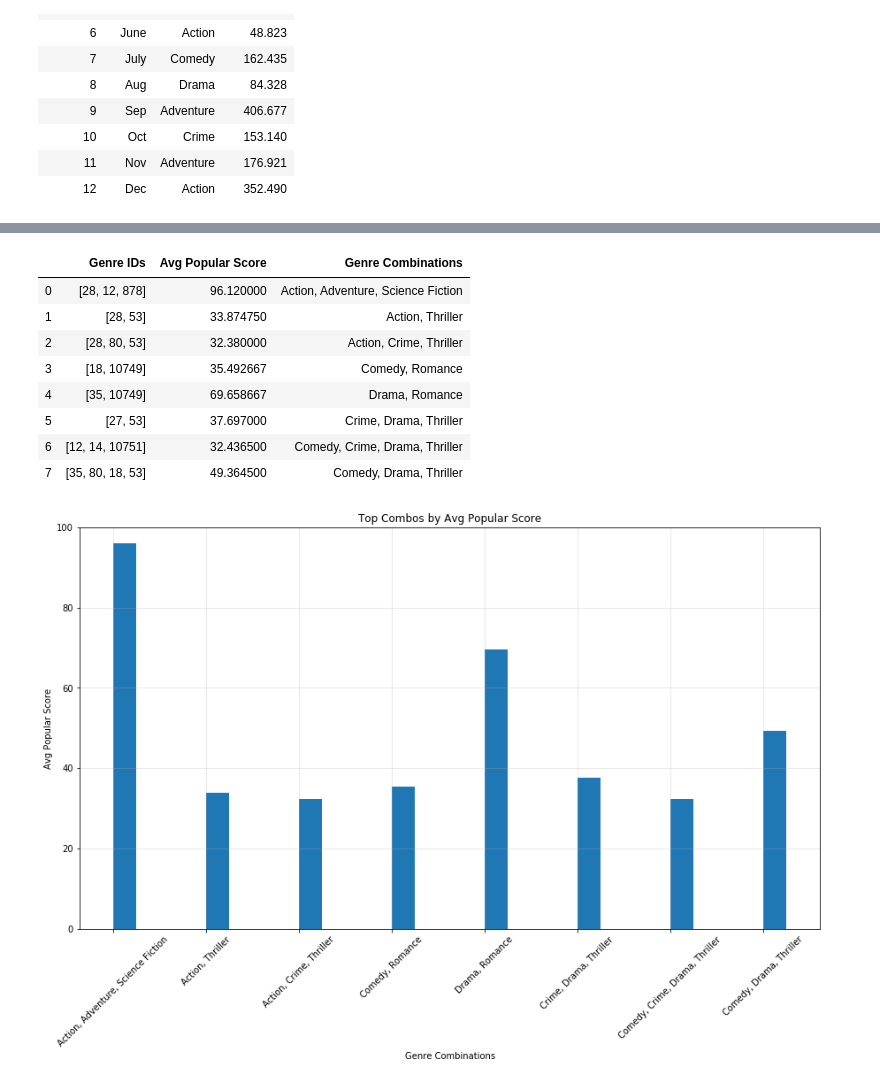
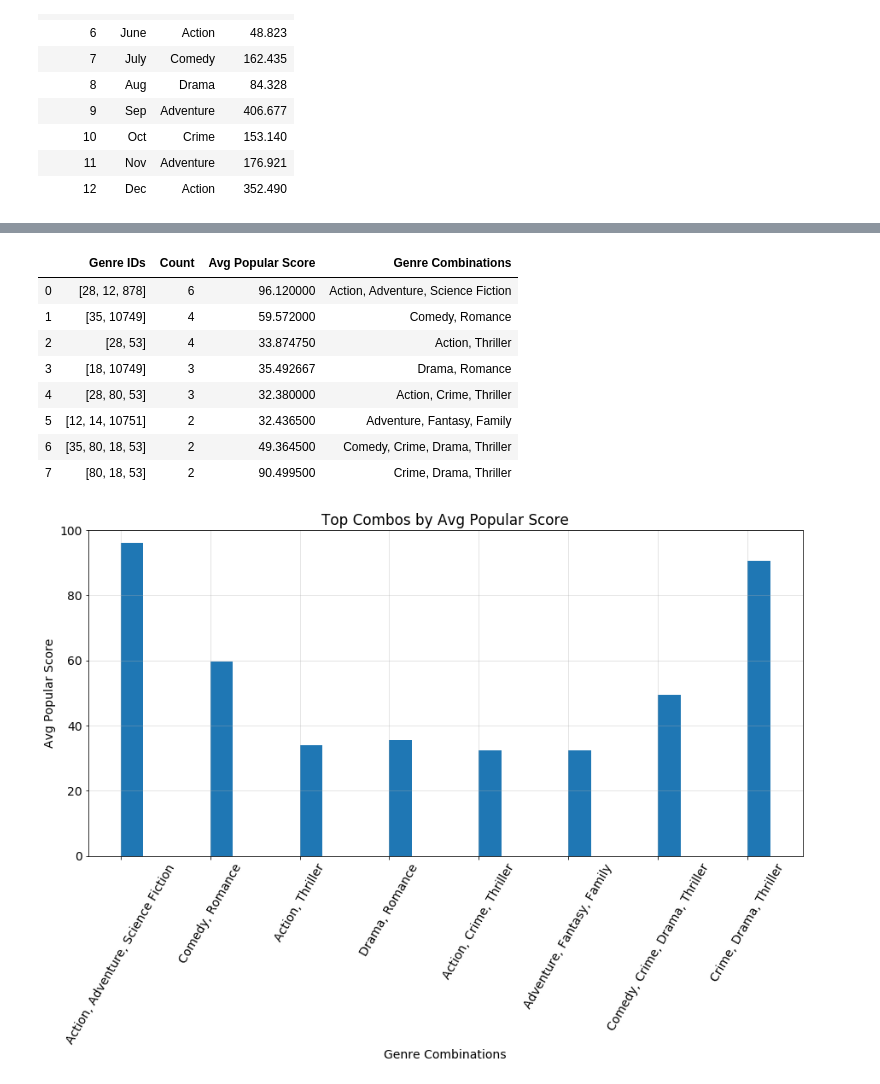
Before and after one commit to jamesa820/Project_1, a Jupyter notebook: maybebasev2.ipynb, the cells around one changed output, grey strips where cells are left out. Drawn from its saved outputs; the diff is of its cells as text; code cells hidden in the pictures.

Commit message:
Update to values and comments
updating table values and added comments for clarification

```diff
--- a/maybebasev2.ipynb
+++ b/maybebasev2.ipynb
@@ -1231,22 +1255,24 @@ comboavg.append(set8_df['Popular Score'].mean())
 comboavg_df = pd.DataFrame(data=topcombos)
 comboavg_df['Avg Popular Score'] = comboavg
 comboavg_df['Genre Combinations'] = ['Action, Adventure, Science Fiction',
+                         'Comedy, Romance',
                          'Action, Thriller',
+                         'Drama, Romance',
                          'Action, Crime, Thriller',
-                         'Comedy, Romance',
-                         'Drama, Romance',
-                         'Crime, Drama, Thriller',
+                         'Adventure, Fantasy, Family',
                          'Comedy, Crime, Drama, Thriller',
-                         'Comedy, Drama, Thriller']
-comboavg_df.drop(columns=['Count'], inplace=True)
+                         'Crime, Drama, Thriller']
+# comboavg_df.drop(columns=['Count'], inplace=True)
+# when rerunning this cell to update names, the above line will error out after initial notebook run. just comment it out while
+# renaming combinations
 comboavg_df
 # %% [output]
-|  | Genre IDs | Avg Popular Score | Genre Combinations |
-| 0 | [28, 12, 878] | 96.120000 | Action, Adventure, Science Fiction |
-| 1 | [28, 53] | 33.874750 | Action, Thriller |
-| 2 | [28, 80, 53] | 32.380000 | Action, Crime, Thriller |
-| 3 | [18, 10749] | 35.492667 | Comedy, Romance |
-| 4 | [35, 10749] | 69.658667 | Drama, Romance |
-| 5 | [27, 53] | 37.697000 | Crime, Drama, Thriller |
-| 6 | [12, 14, 10751] | 32.436500 | Comedy, Crime, Drama, Thriller |
-| 7 | [35, 80, 18, 53] | 49.364500 | Comedy, Drama, Thriller |
+|  | Genre IDs | Count | Avg Popular Score | Genre Combinations |
+| 0 | [28, 12, 878] | 6 | 96.120000 | Action, Adventure, Science Fiction |
+| 1 | [35, 10749] | 4 | 59.572000 | Comedy, Romance |
+| 2 | [28, 53] | 4 | 33.874750 | Action, Thriller |
+| 3 | [18, 10749] | 3 | 35.492667 | Drama, Romance |
+| 4 | [28, 80, 53] | 3 | 32.380000 | Action, Crime, Thriller |
+| 5 | [12, 14, 10751] | 2 | 32.436500 | Adventure, Fantasy, Family |
+| 6 | [35, 80, 18, 53] | 2 | 49.364500 | Comedy, Crime, Drama, Thriller |
+| 7 | [80, 18, 53] | 2 | 90.499500 | Crime, Drama, Thriller |
@@ -1253,13 +1285,14 @@ comboavg_df
 # %%
 plt.figure(figsize=(15,10))
 plt.bar('Genre Combinations', 'Avg Popular Score', data=comboavg_df, width=.25, align='edge')
-plt.xticks(rotation=45)
+plt.xticks(rotation=60)
 plt.xlabel('Genre Combinations')
 plt.ylabel('Avg Popular Score')
 plt.ylim(bottom=0, top=100)
-plt.grid(True, alpha=.35)
-plt.gcf().subplots_adjust(bottom=0.25)
+plt.grid(True, alpha=.40)
+plt.gcf().subplots_adjust(bottom=0.35)
+plt.rc('font', size=14)
 plt.title('Top Combos by Avg Popular Score')
 plt.savefig('Top Combos by Avg Popular Score.png')
 # %% [output]
-[figure, old version]
+[figure, new version]
```
Also changed, not shown: parts of 44 cells of this notebook.
